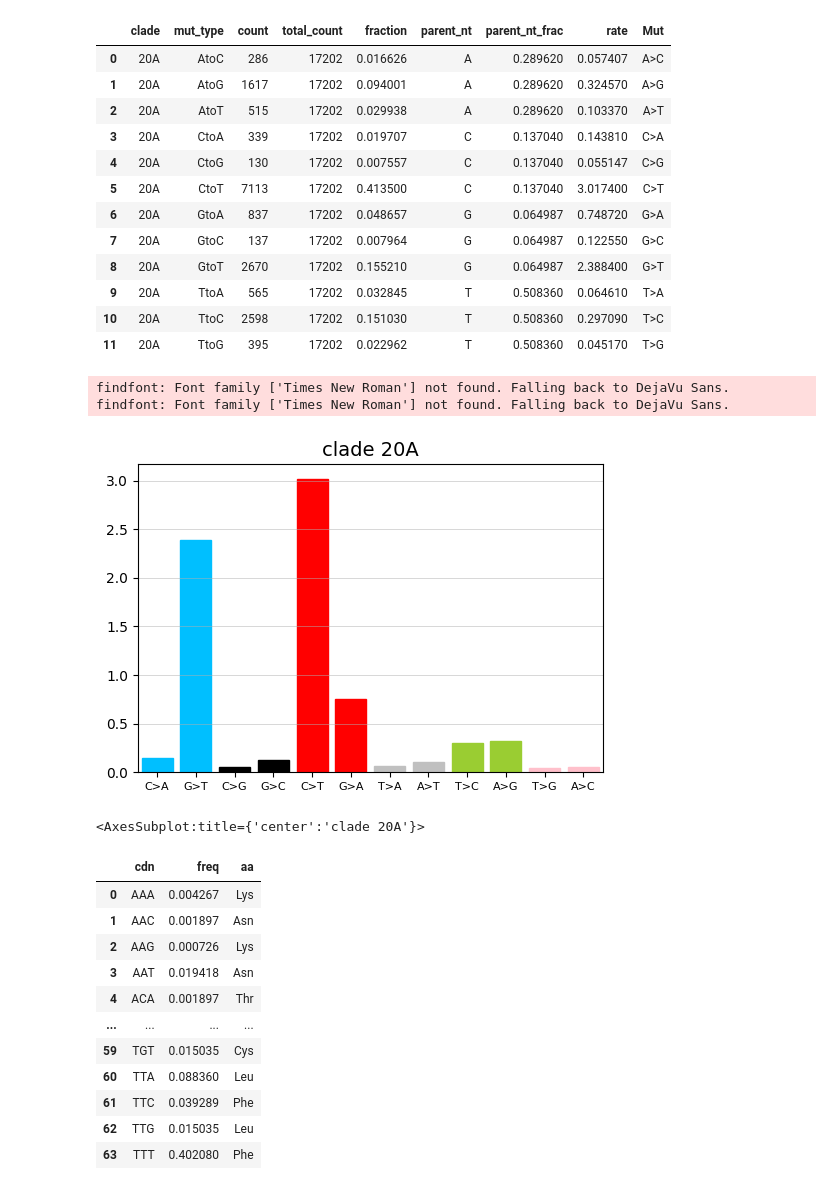
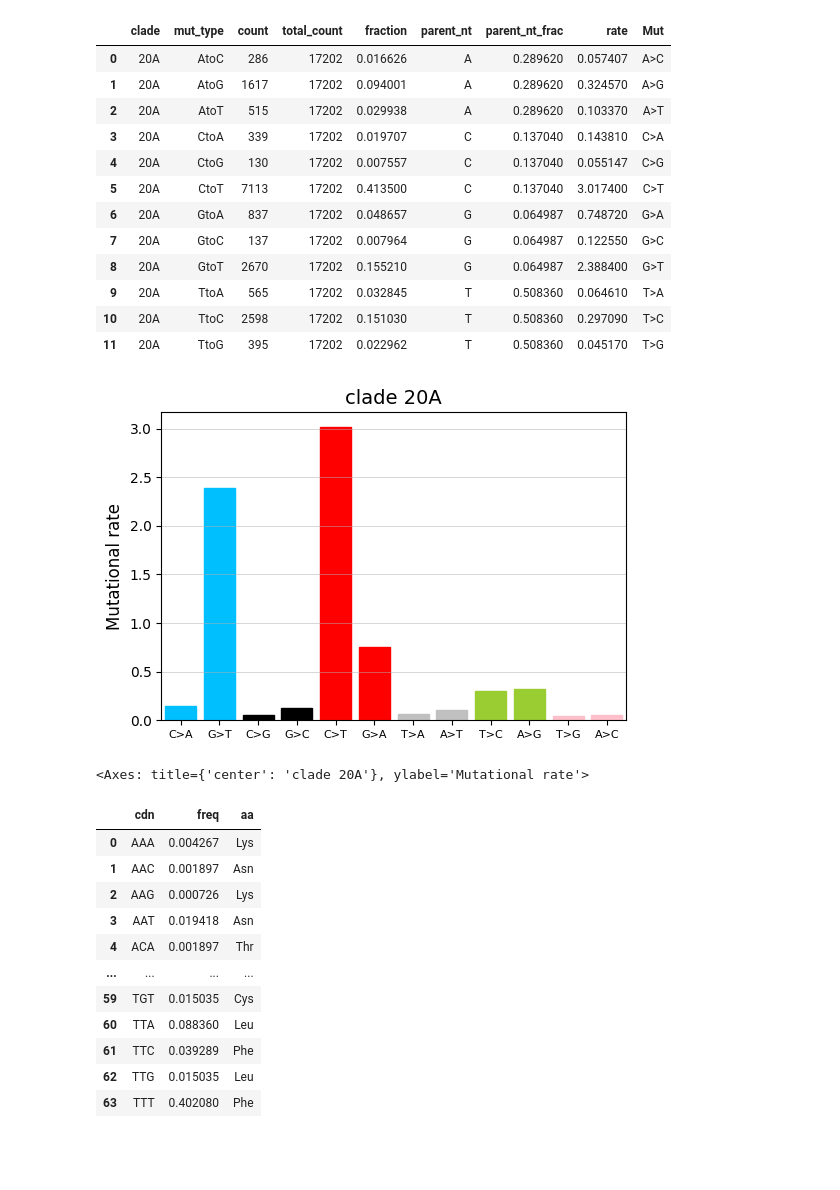
Before and after one commit to mitoclub/RNAViralMutSpec, a Jupyter notebook: sars-cov-2_aa_subst/process.ipynb, the cells around one changed output. Drawn from its saved outputs; the diff is of its cells as text; code cells hidden in the pictures; blank space fills up the shorter version.

```diff
--- a/sars-cov-2_aa_subst/process.ipynb
+++ b/sars-cov-2_aa_subst/process.ipynb
@@ -120,12 +120,10 @@ spectrum_20A
 | 10 | 20A | TtoC | 2598 | 17202 | 0.151030 | T | 0.508360 | 0.297090 | T>C |
 | 11 | 20A | TtoG | 395 | 17202 | 0.022962 | T | 0.508360 | 0.045170 | T>G |
 # %%
-plot_mutspec12(spectrum_20A, 'rate', 'clade 20A')
+plot_mutspec12(spectrum_20A, 'rate', 'clade 20A', ylabel='Mutational rate')
 # %% [output]
+[figure, new version]
-findfont: Font family ['Times New Roman'] not found. Falling back to DejaVu Sans.
-findfont: Font family ['Times New Roman'] not found. Falling back to DejaVu Sans.
+<Axes: title={'center': 'clade 20A'}, ylabel='Mutational rate'>
-[figure, old version]
-<AxesSubplot:title={'center':'clade 20A'}>
 # %%
 df_changes = collect_possible_changes(gc=1)
 clade_specific_spectrum = spectrum_20A.set_index('Mut').rate.to_dict()
```
Also changed, not shown: parts of 9 cells of this notebook, 4 other files.
